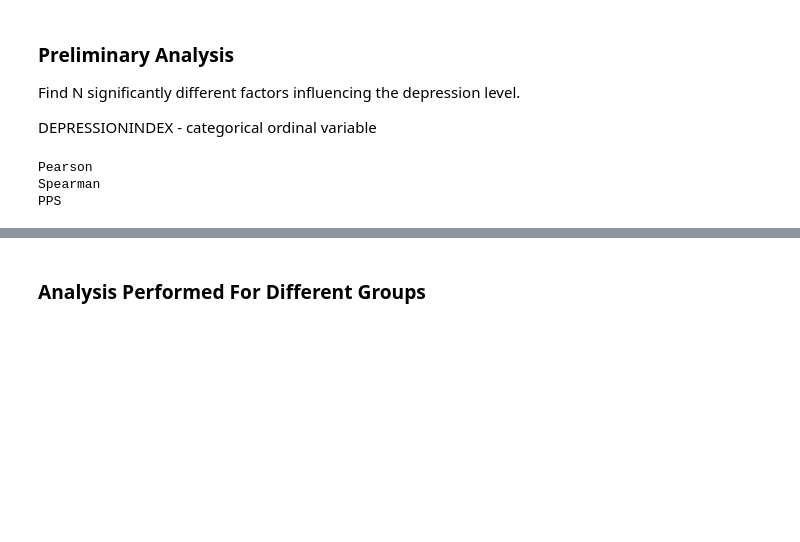
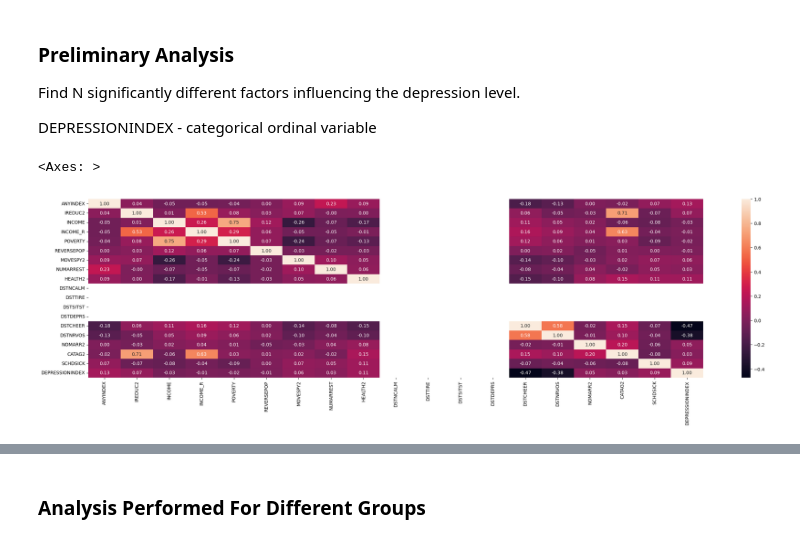
Before and after one commit to KozAAAAA/depression_analysis, a Jupyter notebook: analysis.ipynb, the cells around one changed output, grey strips where cells are left out. Saved outputs shown, nothing was run; the diff lists cells and outputs as text; code cells hidden in the pictures; blank space fills up the shorter version.

```diff
--- a/analysis.ipynb
+++ b/analysis.ipynb
@@ -57,10 +65,12 @@ def swap_to_nan(df, cols, range):
     return df
 
 
-depression_df = depression_df[depression_df["DEPRESSIONINDEX"] != -9]  # Remove unknown
+depression_df = depression_df[depression_df["DEPRESSIONINDEX"] != -9]
 depression_df.reset_index(drop=True, inplace=True)
 
-depression_df = swap_to_nan(depression_df, categorical_ordinal_cols, (0, 20))
-depression_df = swap_to_nan(depression_df, numerical_discrete_cols, (0, 30))
-depression_df = swap_to_nan(depression_df, numerical_continuous_cols, (0, 0)) # No range
-depression_df
+depression_df = swap_to_nan(depression_df, num_dis_cols, (0, 30))
+depression_df = swap_to_nan(depression_df, num_con_cols, (0, 0))  # No range
+
+depression_df = swap_to_nan(depression_df, cat_ord_cols, (0, 20))
+depression_df = swap_to_nan(depression_df, cat_bin_cols, (0, 2))
+depression_df = swap_to_nan(depression_df, cat_nom_cols, (0, 93))
@@ -102,6 +131,6 @@ def analyse(df):
-# %%
-pearson_df, spearman_df, pps_df = analyse(depression_df)
-# %% [output]
-Pearson
-Spearman
-PPS
+# %%
+plt.figure(figsize=(30, 7))
+sns.heatmap(pearson_df, annot=True, fmt=".2f")
+# %% [output]
+<Axes: >
+[figure, added]
```
Also changed, not shown: parts of 8 cells of this notebook.
